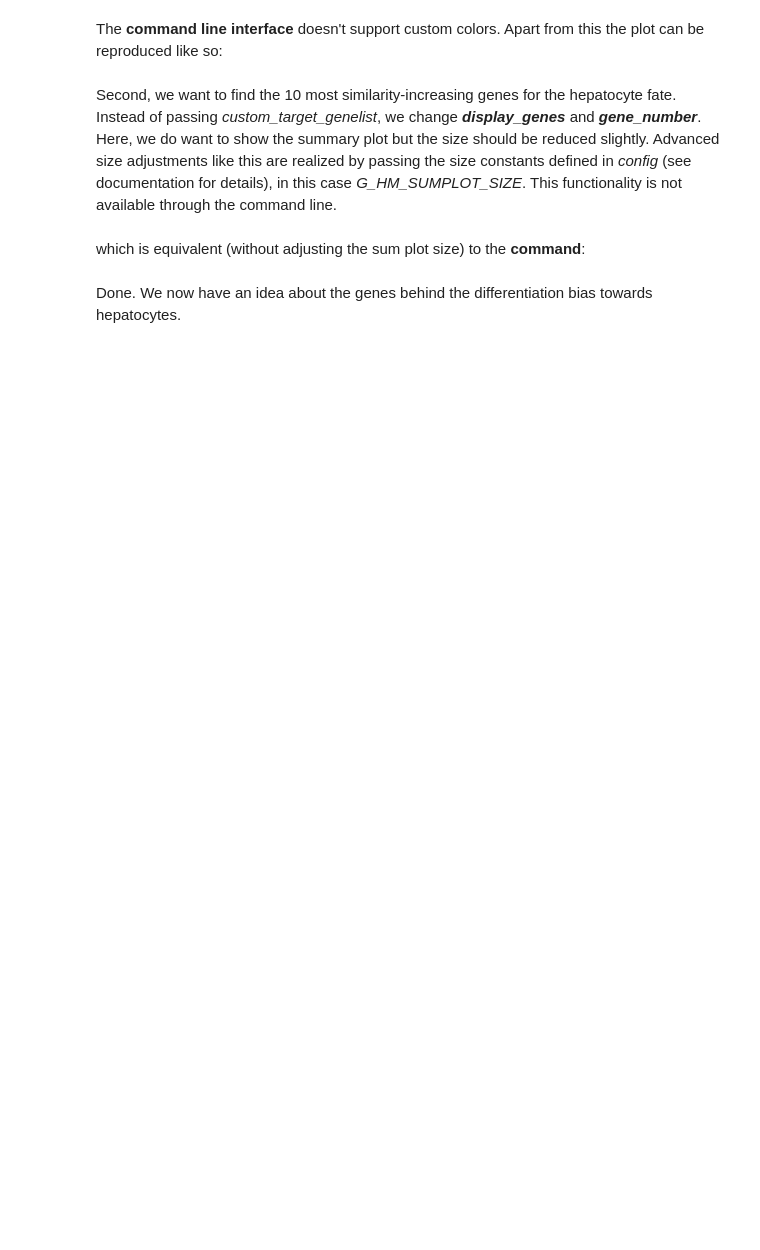
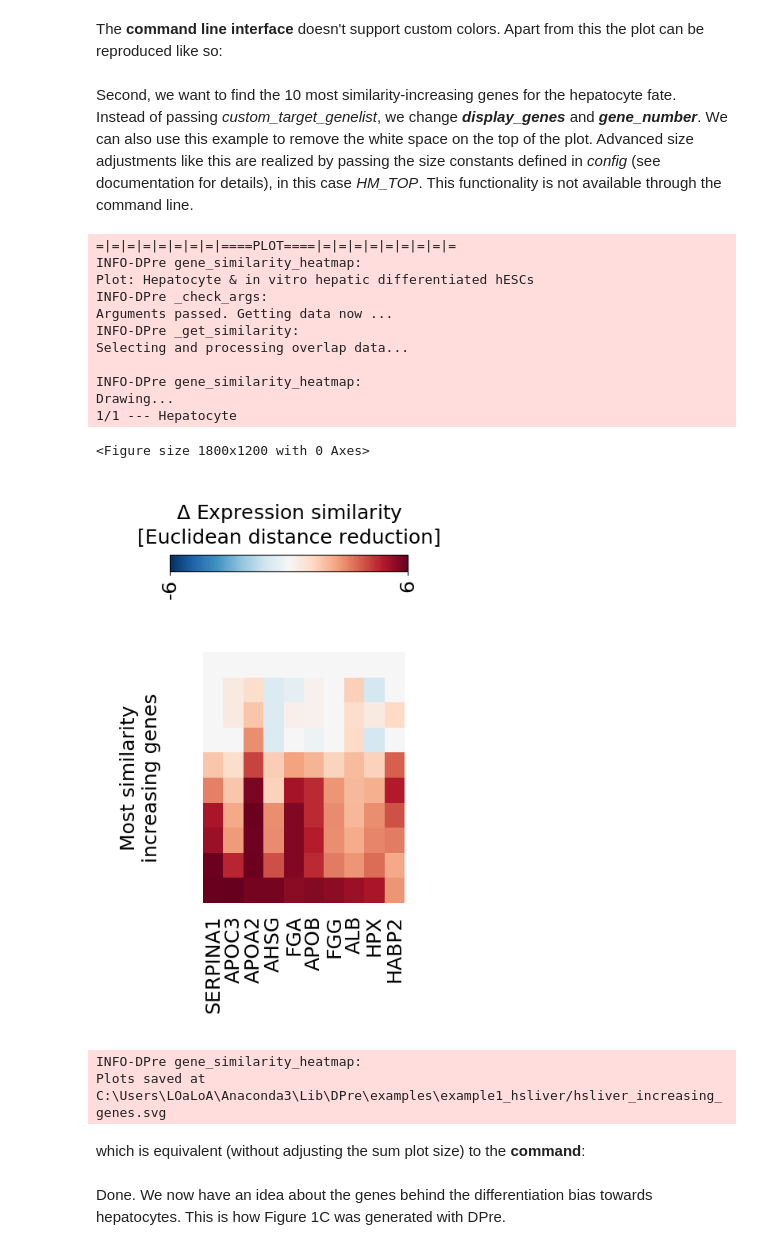
Before and after one commit to LoaloaF/DPre, a Jupyter notebook: examples/example1_hsliver/example1_hsliver.ipynb, the cells around one changed output. Saved outputs shown, nothing was run; the diff lists cells and outputs as text; code cells hidden in the pictures; blank space fills up the shorter version.

```diff
--- a/examples/example1_hsliver/example1_hsliver.ipynb
+++ b/examples/example1_hsliver/example1_hsliver.ipynb
@@ -169,24 +303,39 @@ The <b>command line interface</b> doesn't support custom colors. Apart from this
 # %% [markdown]
-Second, we want to find the 10 most similarity-increasing genes for the hepatocyte fate. Instead of passing <i>custom_target_genelist</i>, we change <b><i>display_genes</i></b> and <b><i>gene_number</i></b>. Here, we do want to show the summary plot but the size should be reduced slightly. Advanced size adjustments like this are realized by passing the size constants defined in <i>config</i> (see documentation for details), in this case <i>G_HM_SUMPLOT_SIZE</i>. This functionality is not available through the command line.
+Second, we want to find the 10 most similarity-increasing genes for the hepatocyte fate. Instead of passing <i>custom_target_genelist</i>, we change <b><i>display_genes</i></b> and <b><i>gene_number</i></b>. We can also use this example to remove the white space on the top of the plot. Advanced size adjustments like this are realized by passing the size constants defined in <i>config</i> (see documentation for details), in this case <i>HM_TOP</i>. This functionality is not available through the command line.
 # %%
-
 hm = hep.gene_similarity_heatmap(samples = s,
                                  display_genes = 'increasing',      # the genes with peak positve similarity values
                                  gene_number = 10,        # the number of genes to extract and display
-                                 plt_show = True,
                                  heatmap_range = [-6, 6],
+                                 plt_show=True,
                                  pivot = True,
-                                 heatmap_width = .7,
+                                 heatmap_width = .65,
                                  heatmap_height = .9,
-                                 genelabels_space = .3,
-                                 samplelabels_space_left = .4,
-                                 title = 'most similarity increasing genes',
+                                 genelabels_space = .5,
+                                 samplelabels_space = .4,
+                                 title = 'Most similarity\nincreasing genes',
                                  hide_distance_bar = True,
-                                 hide_samplelabels = True,     # the label with be shared with the marker genes plot above
-                                 hide_sum_plot = False,     # show the summary plot
-                                 G_HM_SUMPLOT_SIZE = .65,        # edit the size constant defined in the config module
-                                 filename = 'hsliver_increasing_genes.png',
+                                 hide_samplelabels = True,
+                                 hide_sum_plot = True,
+                                 HM_TOP = .7,                      # the space in inches above the heatmap
+                                 filename = 'hsliver_increasing_genes.svg',
                                 )
+# %% [output]
+=|=|=|=|=|=|=|=|====PLOT====|=|=|=|=|=|=|=|=|=
+INFO-DPre gene_similarity_heatmap:
+Plot: Hepatocyte & in vitro hepatic differentiated hESCs
+INFO-DPre _check_args:
+Arguments passed. Getting data now ...
+INFO-DPre _get_similarity:
+Selecting and processing overlap data...
+
+INFO-DPre gene_similarity_heatmap:
+Drawing...
+1/1 --- Hepatocyte
+<Figure size 1800x1200 with 0 Axes>
+[figure, added]
+INFO-DPre gene_similarity_heatmap:
+Plots saved at C:\Users\LOaLoA\Anaconda3\Lib\DPre\examples\example1_hsliver/hsliver_increasing_genes.svg
 # %% [markdown]
 which is equivalent (without adjusting the sum plot size) to the <b>command</b>:
 # %%
@@ -194,2 +343,2 @@ which is equivalent (without adjusting the sum plot size) to the <b>command</b>:
 # %% [markdown]
-Done. We now have an idea about the genes behind the differentiation bias towards hepatocytes.
+Done. We now have an idea about the genes behind the differentiation bias towards hepatocytes. This is how Figure 1C was generated with DPre.
```
Also changed, not shown: parts of 27 cells of this notebook, 2 other files.
